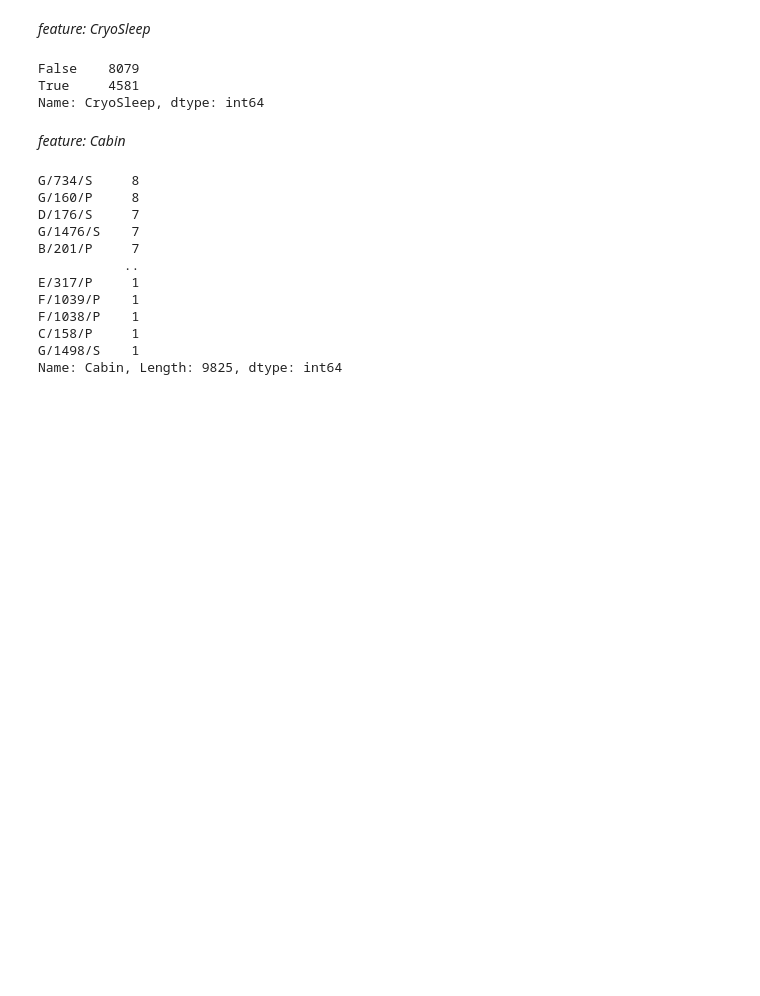
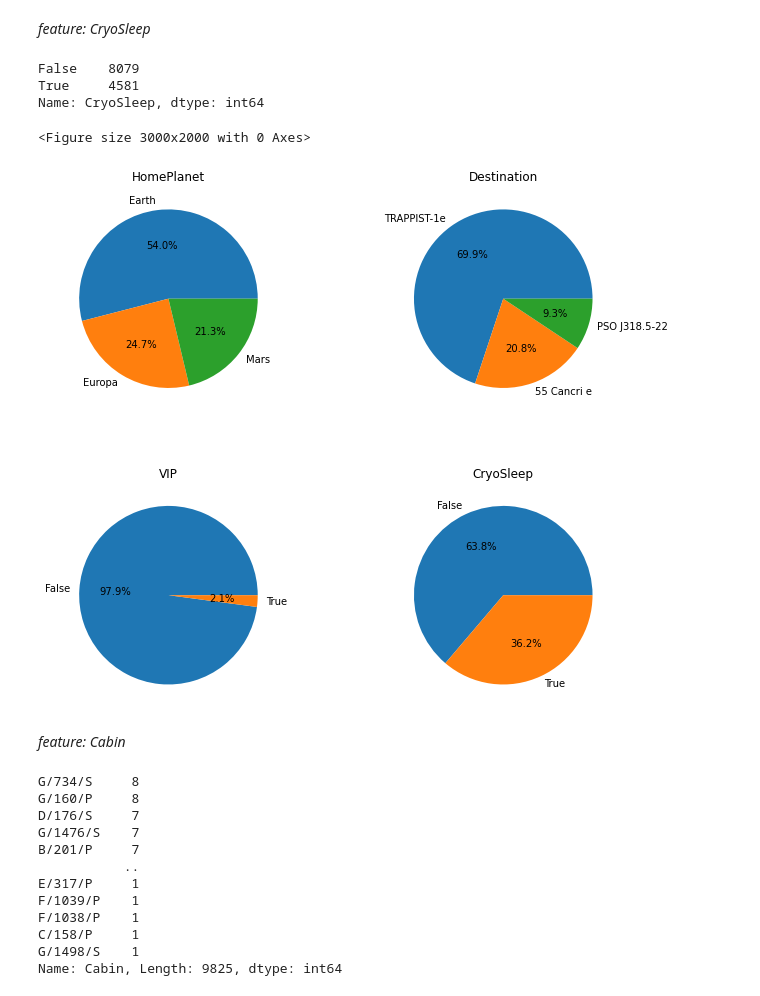
Before and after one commit to Mounice97/Portfolio, a Jupyter notebook: Competition_Spaceship_Titanic/competition-spaceship-titanic.ipynb, the cells around one changed output. Cells and saved outputs as stored; diff of their text form; code cells hidden in the pictures; blank space fills up the shorter version.

```diff
--- a/Competition_Spaceship_Titanic/competition-spaceship-titanic.ipynb
+++ b/Competition_Spaceship_Titanic/competition-spaceship-titanic.ipynb
@@ -253,6 +253,21 @@ True     4581
 Name: CryoSleep, dtype: int64
 # %%
 df.CryoSleep = df.CryoSleep.fillna(method='bfill', axis=0)
+# %%
+fig = plt.figure(dpi=500);
+figure, ((ax11,ax12),(ax21,ax22)) = plt.subplots(2,2, sharex=True, sharey=False, figsize=(10,10));
+plt.subplots_adjust(wspace=0.5);
+ax11.pie(df.HomePlanet.value_counts(),labels=df.HomePlanet.value_counts().index, autopct='%1.1f%%');
+ax11.set_title('HomePlanet');
+ax12.pie(df.Destination.value_counts(),labels=df.Destination.value_counts().index, autopct='%1.1f%%');
+ax12.set_title('Destination');
+ax21.pie(df.VIP.value_counts(),labels=df.VIP.value_counts().index, autopct='%1.1f%%');
+ax21.set_title('VIP');
+ax22.pie(df.CryoSleep.value_counts(),labels=df.CryoSleep.value_counts().index, autopct='%1.1f%%');
+ax22.set_title('CryoSleep');
+# %% [output]
+<Figure size 3000x2000 with 0 Axes>
+[figure, added]
 # %% [markdown]
 *feature: Cabin*
 # %%
```
Also changed, not shown: parts of 38 cells of this notebook, 1 other file.
